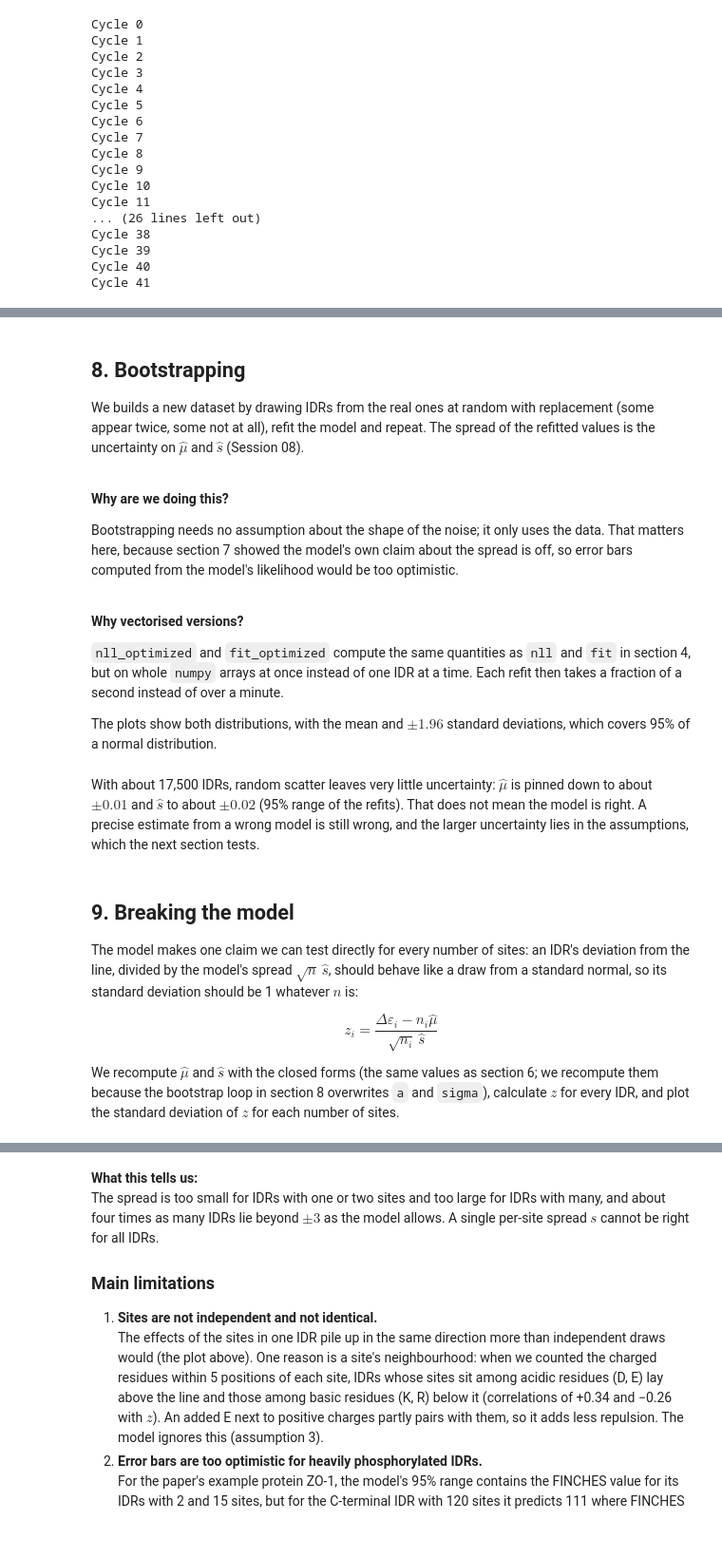
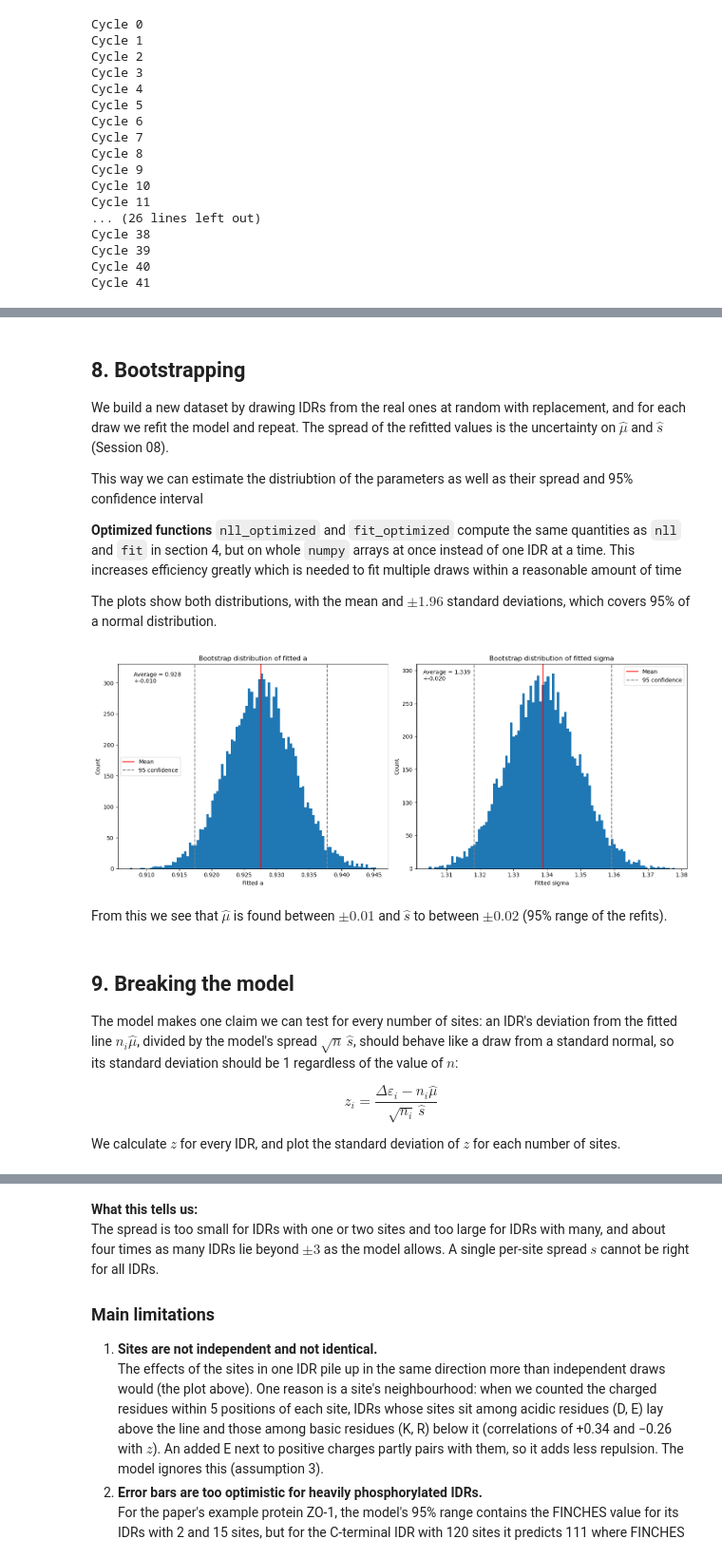
Before and after one commit to Laura-Filkova/CB2330-KICKASS-PROJECT, a Jupyter notebook: project.ipynb, the cells around one changed output, grey strips where cells are left out. Shown at 95% size. Saved outputs shown, nothing was run; the diff lists cells and outputs as text; code cells hidden in the pictures.

```diff
--- a/project.ipynb
+++ b/project.ipynb
@@ -414,19 +447,12 @@ for k in [1, 2, 3, 5, 8, 12, 20]:
 # %% [markdown]
 ## 8. Bootstrapping
 
-We builds a new dataset by drawing IDRs from the real ones at random with replacement (some appear twice, some not at all), refit the model and repeat. The spread of the refitted values is the uncertainty on $\hat\mu$ and $\hat s$ (Session 08).
+We build a new dataset by drawing IDRs from the real ones at random with replacement, and for each draw we refit the model and repeat. The spread of the refitted values is the uncertainty on $\hat\mu$ and $\hat s$ (Session 08).
 
-<br>
+This way we can estimate the distriubtion of the parameters as well as their spread and 95% confidence interval
 
-**Why are we doing this?**
-
-Bootstrapping needs no assumption about the shape of the noise; it only uses the data. That matters here, because section 7 showed the model's own claim about the spread is off, so error bars computed from the model's likelihood would be too optimistic.
-
-<br>
-
-**Why vectorised versions?**
-
-`nll_optimized` and `fit_optimized` compute the same quantities as `nll` and `fit` in section 4, but on whole `numpy` arrays at once instead of one IDR at a time. Each refit then takes a fraction of a second instead of over a minute.
+**Optimized functions**
+`nll_optimized` and `fit_optimized` compute the same quantities as `nll` and `fit` in section 4, but on whole `numpy` arrays at once instead of one IDR at a time. This increases efficiency greatly which is needed to fit multiple draws within a reasonable amount of time
 
 The plots show both distributions, with the mean and $\pm 1.96$ standard deviations, which covers 95% of a normal distribution.
 # %%
@@ -479,51 +508,55 @@ num_bootstraps = 10000
 
 for _ in range(num_bootstraps):
     boostrap_df = s3_a_df.sample(frac=1, replace=True).reset_index(drop=True)
-    a, sigma = fit_optimized(df=boostrap_df)
-    fitted_as.append(a)
-    fitted_sigmas.append(sigma)
+    a_boot, sigma_boot = fit_optimized(df=boostrap_df)
+    fitted_as.append(a_boot)
+    fitted_sigmas.append(sigma_boot)
 # %%
 # Get means and 95% confidence intervals
 mean_a = np.mean(fitted_as)
 mean_sigma = np.mean(fitted_sigmas)
 
 a_95 = np.std(fitted_as) * 1.96
 sigma_95 = np.std(fitted_sigmas) * 1.96
 
 # Plot histograms
 fig, (ax1, ax2) = plt.subplots(1, 2, figsize=(15, 6))
 
 ax1.hist(fitted_as, bins=100)
-ax1.axvline(mean_a, color='red', label='Mean')
-ax1.axvline(mean_a+a_95, linestyle='dashed', color='grey', label='95 confidence')
-ax1.axvline(mean_a-a_95, linestyle='dashed', color='grey')
-ax1.text(s=f'Average = {mean_a:.3f}\n+-{a_95:.3f}',x=0.905,y=300)
-ax1.set_title('Bootstrap distribution of fitted a')
-ax1.set_xlabel('Fitted a')
-ax1.set_ylabel('Count')
+ax1.axvline(mean_a, color="red", label="Mean")
+ax1.axvline(mean_a + a_95, linestyle="dashed", color="grey", label="95 confidence")
+ax1.axvline(mean_a - a_95, linestyle="dashed", color="grey")
+ax1.text(s=f"Average = {mean_a:.3f}\n+-{a_95:.3f}", x=0.908, y=300)
+ax1.set_title("Bootstrap distribution of fitted a")
+ax1.set_xlabel("Fitted a")
+ax1.set_ylabel("Count")
 ax1.legend()
 
 ax2.hist(fitted_sigmas, bins=100)
-ax2.axvline(mean_sigma, color='red', label='Mean')
-ax2.axvline(mean_sigma+sigma_95, linestyle='dashed', color='grey', label='95 confidence')
-ax2.axvline(mean_sigma-sigma_95, linestyle='dashed', color='grey')
-ax2.text(s=f'Average = {mean_sigma:.3f}\n+-{sigma_95:.3f}',x=1.3,y=300)
-ax2.set_title('Bootstrap distribution of fitted sigma')
-ax2.set_xlabel('Fitted sigma')
-ax2.set_ylabel('Count')
+ax2.axvline(mean_sigma, color="red", label="Mean")
+ax2.axvline(
+    mean_sigma + sigma_95, linestyle="dashed", color="grey", label="95 confidence"
+)
+ax2.axvline(mean_sigma - sigma_95, linestyle="dashed", color="grey")
+ax2.text(s=f"Average = {mean_sigma:.3f}\n+-{sigma_95:.3f}", x=1.303, y=285)
+ax2.set_title("Bootstrap distribution of fitted sigma")
+ax2.set_xlabel("Fitted sigma")
+ax2.set_ylabel("Count")
 ax2.legend()
 
 plt.tight_layout()
 plt.show()
+# %% [output]
+[figure, added]
-# %% [markdown]
-With about 17,500 IDRs, random scatter leaves very little uncertainty: $\hat\mu$ is pinned down to about $\pm 0.01$ and $\hat s$ to about $\pm 0.02$ (95% range of the refits). That does not mean the model is right. A precise estimate from a wrong model is still wrong, and the larger uncertainty lies in the assumptions, which the next section tests.
+# %% [markdown]
+From this we see that $\hat\mu$ is found between $\pm 0.01$ and $\hat s$ to between $\pm 0.02$ (95% range of the refits).
 # %% [markdown]
 ## 9. Breaking the model
 
-The model makes one claim we can test directly for every number of sites: an IDR's deviation from the line, divided by the model's spread $\sqrt{n}\,\hat s$, should behave like a draw from a standard normal, so its standard deviation should be 1 whatever $n$ is:
+The model makes one claim we can test for every number of sites: an IDR's deviation from the fitted line $n_i\hat\mu$, divided by the model's spread $\sqrt{n}\,\hat s$, should behave like a draw from a standard normal, so its standard deviation should be 1 regardless of the value of $n$:
 
 $$z_i = \frac{\Delta\varepsilon_i - n_i\hat\mu}{\sqrt{n_i}\,\hat s}$$
 
 
-We recompute $\hat\mu$ and $\hat s$ with the closed forms (the same values as section 6; we recompute them because the bootstrap loop in section 8 overwrites `a` and `sigma`), calculate $z$ for every IDR, and plot the standard deviation of $z$ for each number of sites.
+We calculate $z$ for every IDR, and plot the standard deviation of $z$ for each number of sites.
 # %%
```
Also changed, not shown: parts of 22 cells of this notebook.
